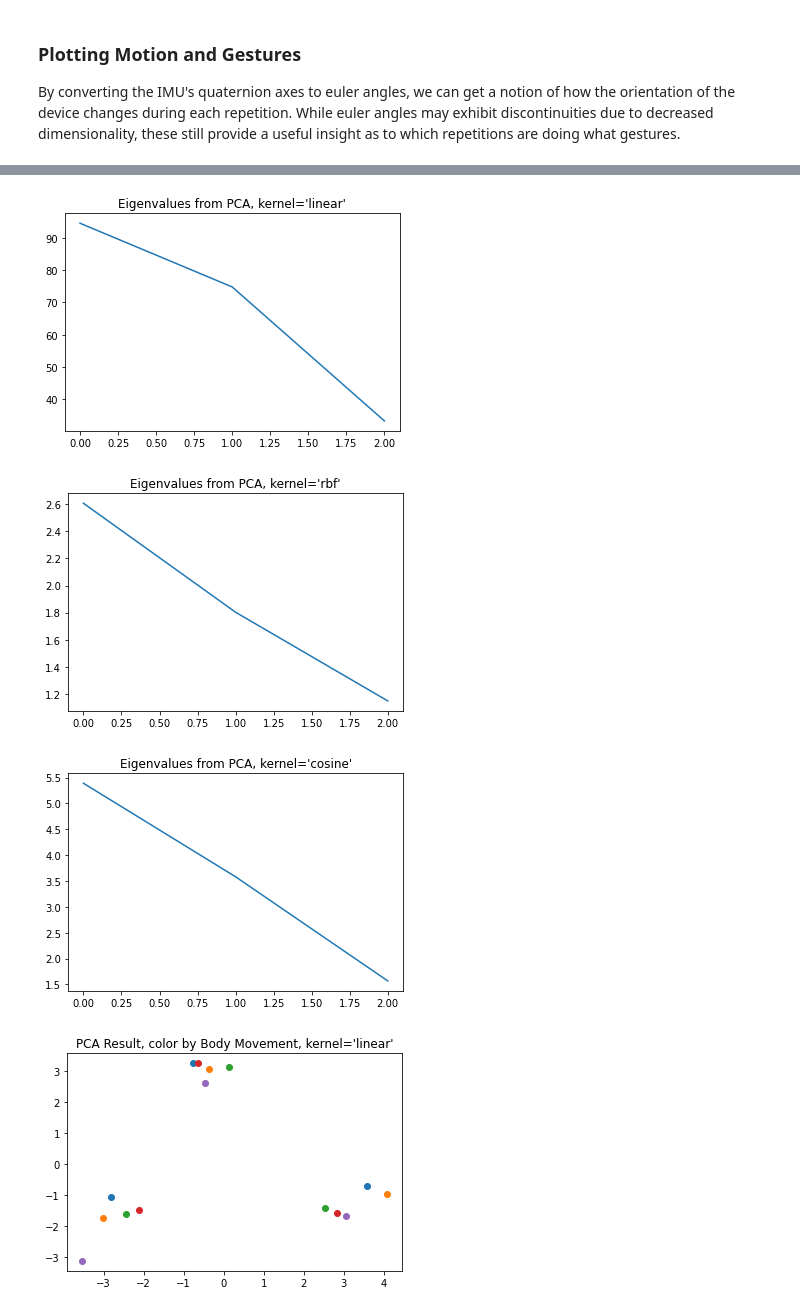
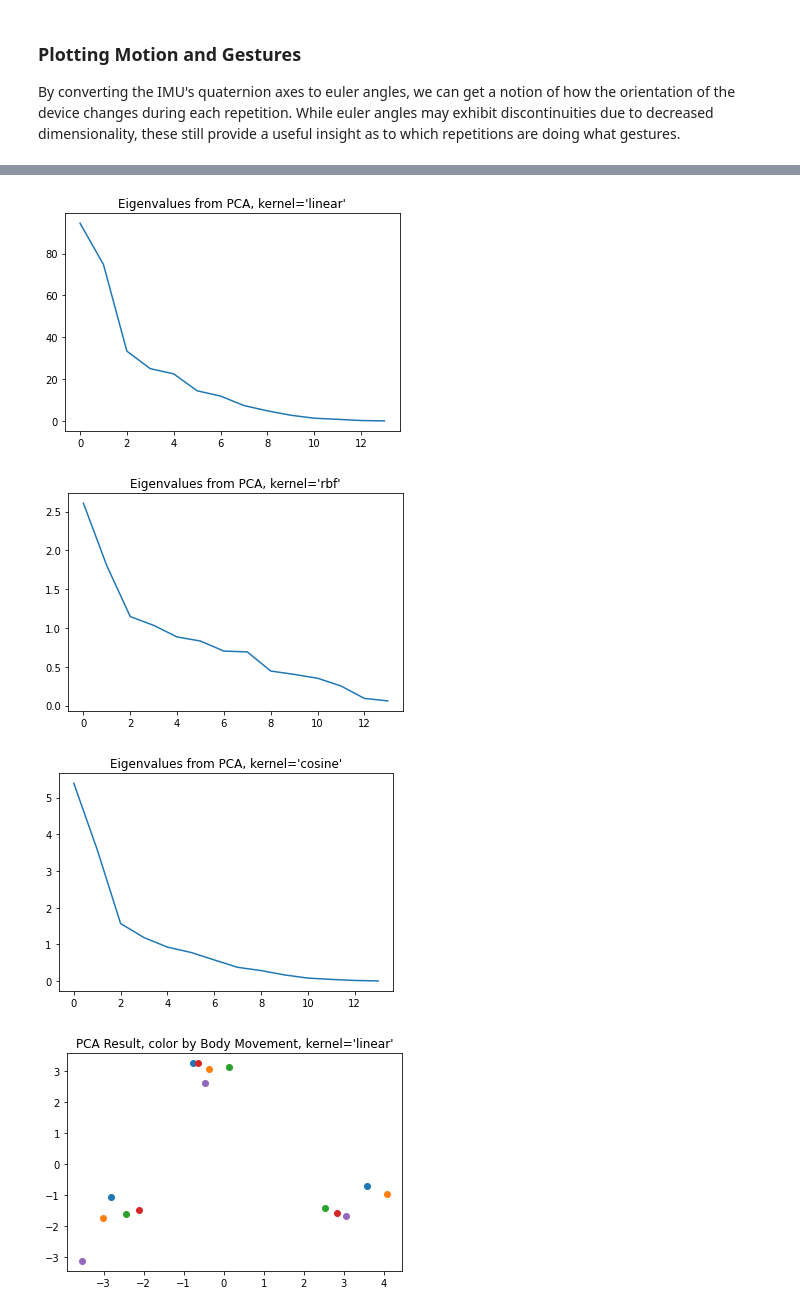
Before and after one commit to gbk42/pison, a Jupyter notebook: dynamics_analysis.ipynb, the cells around one changed output, grey strips where cells are left out. Drawn from its saved outputs; the diff is of its cells as text; code cells hidden in the pictures.

```diff
--- a/dynamics_analysis.ipynb
+++ b/dynamics_analysis.ipynb
@@ -185,21 +173,21 @@ results
 # %%
 # Cluster with PCA
 
 # Color repetitions to see pattern in clusters
 color_map = {0: "g", 1: "b", 2: "r"}
 
 pca_outputs = {}
 for kernel in ["linear", "rbf", "cosine"]:
-    pca = KernelPCA(n_components=3, kernel=kernel)
+    pca = KernelPCA(kernel=kernel)
     pca.fit(results)
     plt.figure()
     plt.plot(pca.eigenvalues_)
     plt.title(f"Eigenvalues from PCA, {kernel=}")
     pca_outputs[kernel] = pd.DataFrame(data=pca.transform(results), index=results.index)
 # %% [output]
-[figure, old version]
+[figure, new version]
-[figure, old version]
+[figure, new version]
-[figure, old version]
+[figure, new version]
 # %%
 # Color clusters by body for each kernel
 for kernel, frame in pca_outputs.items():
```
Also changed, not shown: parts of 2 cells of this notebook, 1 other file.
